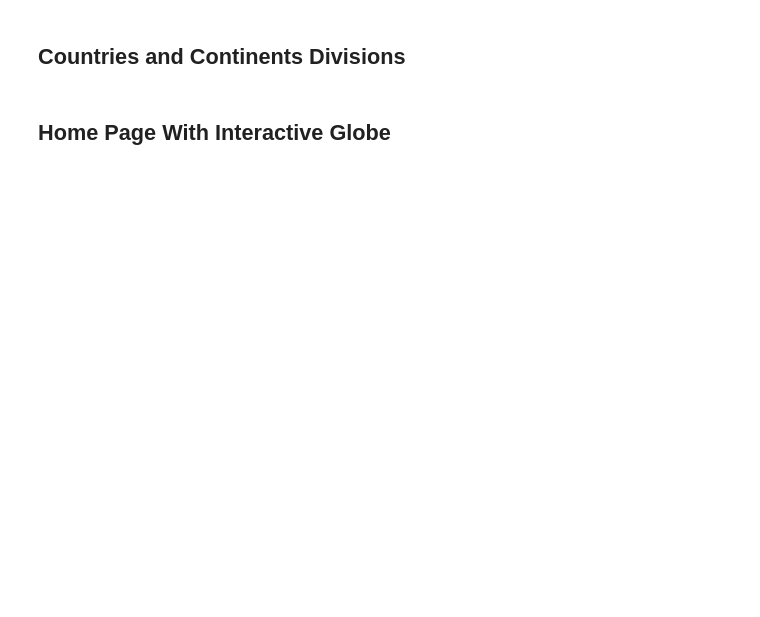
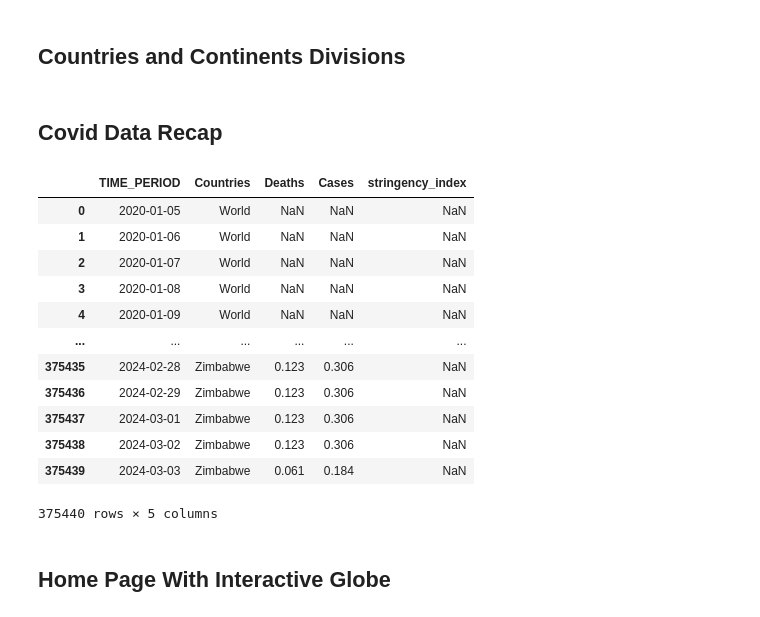
Before and after one commit to ManuelaBarreto/Practice_Project, a Jupyter notebook: Visualization.ipynb, the cells around one changed output. Cells and saved outputs as stored; diff of their text form; code cells hidden in the pictures; blank space fills up the shorter version.

```diff
--- a/Visualization.ipynb
+++ b/Visualization.ipynb
@@ -77,6 +82,27 @@ for country in eastern_europe:
 
 for country in western_europe:
     options.append({"value": country, "label": country, "group": "Western Europe"})
+# %% [markdown]
+## Covid Data Recap
+# %%
+covid_df = pd.read_csv('global/dataglobal/clean_covid_recap.csv')
+covid_df.drop(columns=['Unnamed: 0'],inplace=True)
+covid_df.rename(columns={'date':'TIME_PERIOD'},inplace=True)
+covid_df
+# %% [output]
+|  | TIME_PERIOD | Countries | Deaths | Cases | stringency_index |
+| 0 | 2020-01-05 | World | NaN | NaN | NaN |
+| 1 | 2020-01-06 | World | NaN | NaN | NaN |
+| 2 | 2020-01-07 | World | NaN | NaN | NaN |
+| 3 | 2020-01-08 | World | NaN | NaN | NaN |
+| 4 | 2020-01-09 | World | NaN | NaN | NaN |
+| ... | ... | ... | ... | ... | ... |
+| 375435 | 2024-02-28 | Zimbabwe | 0.123 | 0.306 | NaN |
+| 375436 | 2024-02-29 | Zimbabwe | 0.123 | 0.306 | NaN |
+| 375437 | 2024-03-01 | Zimbabwe | 0.123 | 0.306 | NaN |
+| 375438 | 2024-03-02 | Zimbabwe | 0.123 | 0.306 | NaN |
+| 375439 | 2024-03-03 | Zimbabwe | 0.061 | 0.184 | NaN |
+375440 rows × 5 columns
 # %% [markdown]
 ## Home Page With Interactive Globe
 # %%
```
Also changed, not shown: parts of 19 cells of this notebook, 8 other files.
